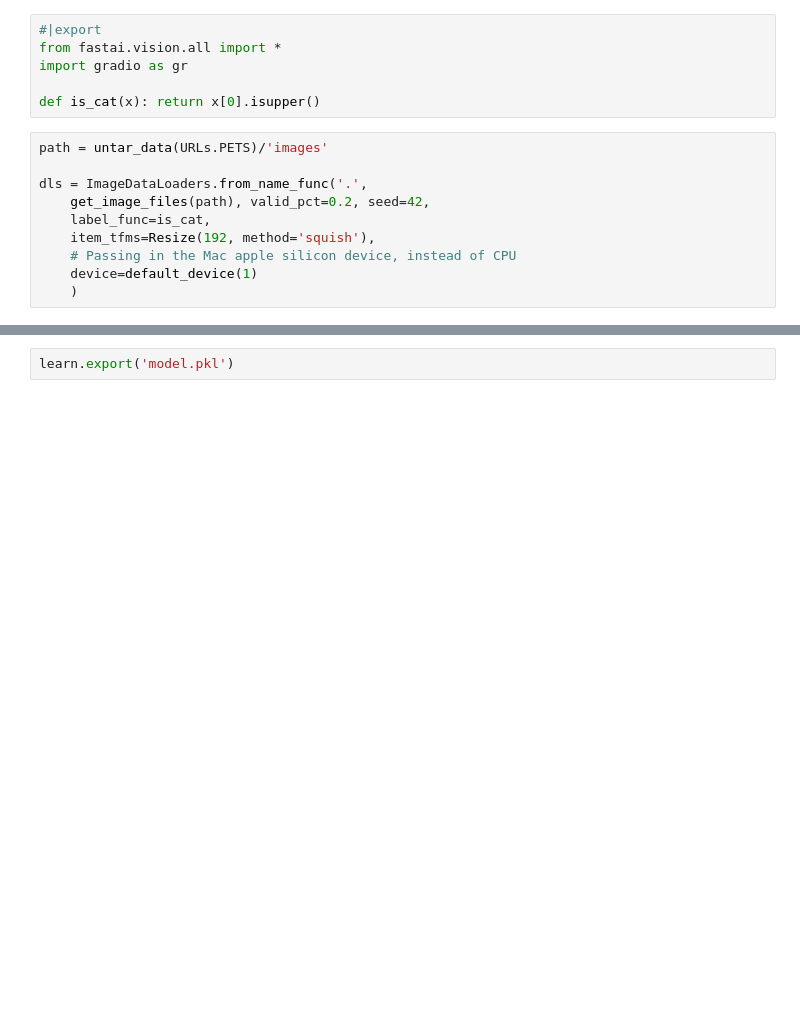
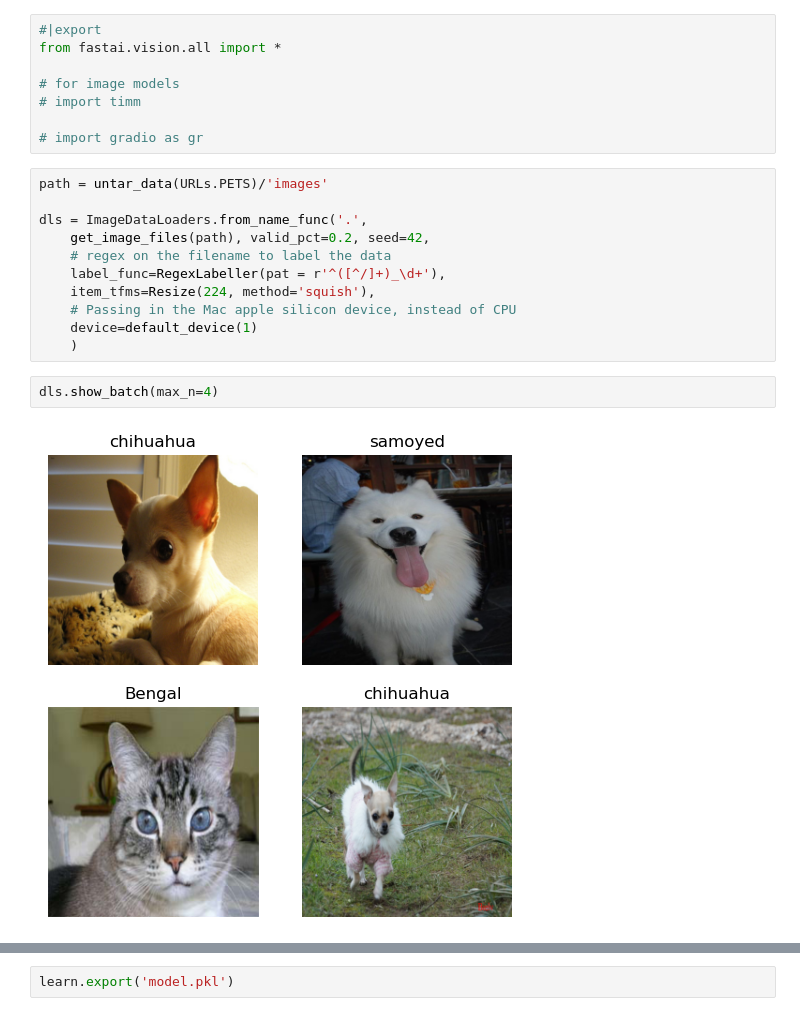
Before and after one commit to tjadams/Learning-DeepLearning, a Jupyter notebook: fastai/part1/lesson3/dog_breed_classifier.ipynb, the cells around one changed output, grey strips where cells are left out. Saved outputs shown, nothing was run; the diff lists cells and outputs as text; blank space fills up the shorter version.

```diff
--- a/fastai/part1/lesson3/dog_breed_classifier.ipynb
+++ b/fastai/part1/lesson3/dog_breed_classifier.ipynb
@@ -5,17 +33,24 @@
 # %%
 #|export
 from fastai.vision.all import *
-import gradio as gr
 
-def is_cat(x): return x[0].isupper()
+# for image models
+# import timm
+
+# import gradio as gr
 # %%
 path = untar_data(URLs.PETS)/'images'
 
 dls = ImageDataLoaders.from_name_func('.',
     get_image_files(path), valid_pct=0.2, seed=42,
-    label_func=is_cat,
-    item_tfms=Resize(192, method='squish'),
+    # regex on the filename to label the data
+    label_func=RegexLabeller(pat = r'^([^/]+)_\d+'),
+    item_tfms=Resize(224, method='squish'),
     # Passing in the Mac apple silicon device, instead of CPU
     device=default_device(1)
     )
+# %%
+dls.show_batch(max_n=4)
+# %% [output]
+[figure, added]
 # %%
```
Also changed, not shown: parts of 8 cells of this notebook, 2 other files.
